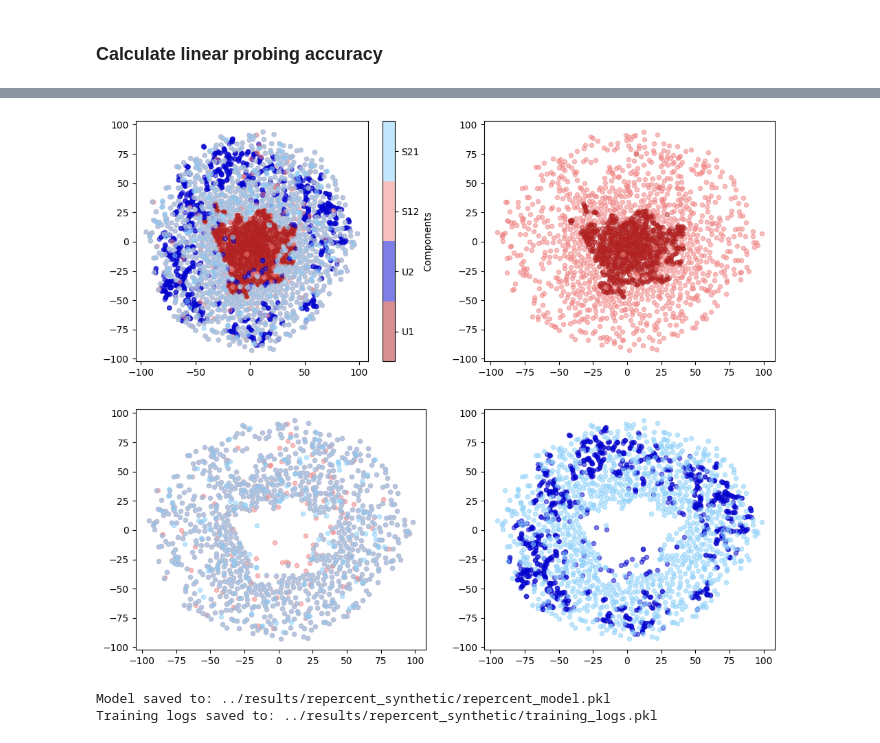
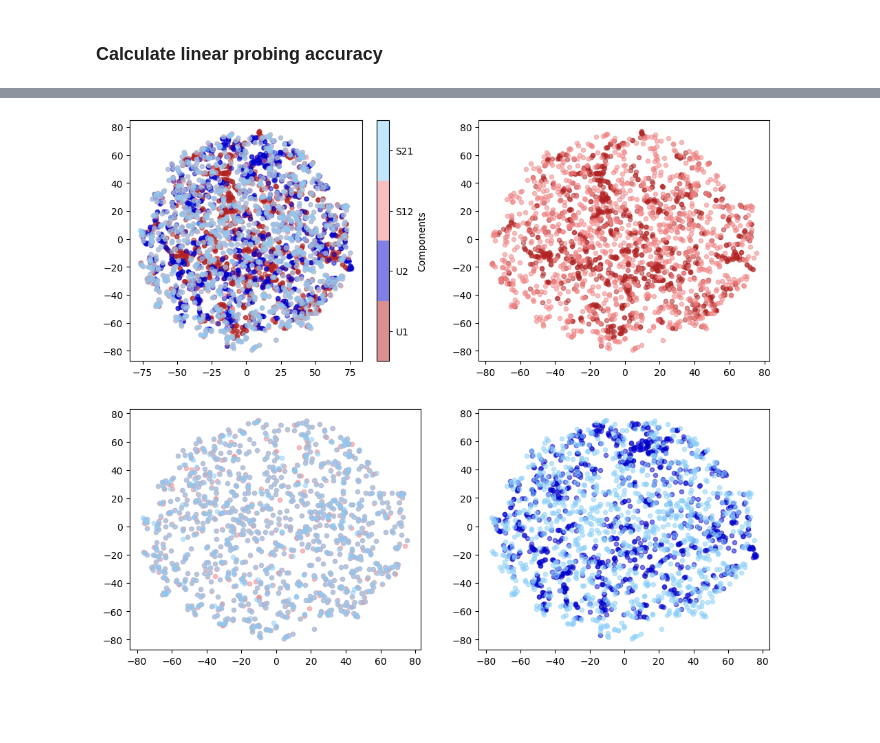
Before and after one commit to Vascorn/RePercENT, a Jupyter notebook: notebooks/repercent_synthetic.ipynb, the cells around one changed output, grey strips where cells are left out. Cells and saved outputs as stored; diff of their text form; code cells hidden in the pictures; blank space fills up the shorter version.

Commit message:
Fixing Synthetic Data

```diff
--- a/notebooks/repercent_synthetic.ipynb
+++ b/notebooks/repercent_synthetic.ipynb
@@ -32,4 +33,6 @@ import numpy as np
 # %%
+base_dir = os.path.abspath(os.path.join(os.getcwd(), '..'))
+
 # device configuration
 device = torch.device('cuda' if torch.cuda.is_available() else 'cpu')
 print(f"Using device: {device}")
@@ -433,0 +70,12 @@ Training complete!
+# %%
+# Define the disentangled encoders
+disen_m1 = make_model(model_config, data_config, modality='m1')
+disen_m2 = make_model(model_config, data_config, modality='m2')
+
+# Define the RePercENT model
+model= RePercENT(M=2, disenEncoder= [disen_m1, disen_m2]).to(device)
+
+# load the trained model weights from the final checkpoint - change "20251215-140329_repercent_synthetic" accordingly for the desired run
+checkpoint = os.path.join(base_dir, "checkpoints", "repercent_synthetic", "20251215-161644_repercent_synthetic", "final_checkpoint.pt")
+loaded_checkpoint = torch.load(checkpoint)
+model.load_state_dict(loaded_checkpoint['model_state_dict'])
@@ -511,0 +139,23 @@ plot_confusion_matrix(test_loss_logs)
+# %%
+non_linear_probe_acc = {"u_12": np.zeros(3), "u_21": np.zeros(3), "s": np.zeros(3)}
+for i, label in enumerate(['labels_1', 'labels_2', 'labels_s']):
+    print(f"\nEvaluating disentanglement for {label}...")
+
+    # Unique component of modality 1
+    non_linear_probe_acc["u_12"][i] = non_linear_probe(
+        train_data_dict['u_12'], train_data_dict[label],
+        test_data_dict['u_12'], test_data_dict[label]
+    )
+    print(f"  Unique component of modality 1 accuracy: {non_linear_probe_acc['u_12'][i]:.2f}%")
+    # Unique component of modality 2
+    non_linear_probe_acc["u_21"][i] = non_linear_probe(
+        train_data_dict['u_21'], train_data_dict[label],
+        test_data_dict['u_21'], test_data_dict[label]
+    )
+    print(f"  Unique component of modality 2 accuracy: {non_linear_probe_acc['u_21'][i]:.2f}%")
+    # Shared component from modality 2
+    non_linear_probe_acc["s"][i] = non_linear_probe(
+        np.concatenate((train_data_dict['s_21'], train_data_dict['s_12']), axis= -1), train_data_dict[label],
+        np.concatenate((test_data_dict['s_21'], test_data_dict['s_12']), axis= -1), test_data_dict[label]
+    )
+    print(f"  Shared component accuracy: {non_linear_probe_acc['s'][i]:.2f}%")
@@ -523,8 +192,7 @@ model.eval()
 
 
 # Use a batch from the dataset for visualization
-dataloader_viz = DataLoader(train_dataset, batch_size=1000, shuffle=False)
-data_m1_viz, data_m2_viz, _, _, _ = next(iter(dataloader_viz))
+data_m1_viz, data_m2_viz, _, _, _ = next(iter(test_dataloader))
 
 data_m1_viz = data_m1_viz.to(device)
 data_m2_viz = data_m2_viz.to(device)
@@ -554,51 +222,31 @@ with torch.no_grad():
         tsne = TSNE(n_components=2, random_state= i, perplexity=20)
         tsne.fit(concat)
         temp_kl = tsne.kl_divergence_
         if temp_kl < best_kl:
             best_kl = temp_kl
             best_tsne = tsne
     tsne_result = best_tsne.fit_transform(concat)
 
     fig, ax = plt.subplots(2, 2, figsize=(12, 10))
     colors = ['#b22222', '#0000cd', '#f08080', '#87cefa']  # dark red, light red, dark blue, light blue
 
     # Create colormap
     cmap = ListedColormap(colors)
     scatter3 = ax[0, 0].scatter(tsne_result[:, 0], tsne_result[:, 1], c=labels, cmap= cmap, alpha=0.5, s= 20)
 
     # Discrete colorbar for four labels
     cbar = fig.colorbar(scatter3, ax=ax[0, 0], ticks=[0, 1, 2, 3], boundaries=[-0.5, 0.5, 1.5, 2.5, 3.5])
     cbar.set_label('Components')
     cbar.set_ticklabels(['U1', 'U2', 'S12', 'S21'])
 
     ax[0, 1].scatter(tsne_result[:size, 0], tsne_result[:size, 1], c= colors[0], label='U1', alpha=0.5, s=20)
     ax[0, 1].scatter(tsne_result[2*size:3*size, 0], tsne_result[2*size:3*size, 1], c=colors[2], label='S12', alpha=0.5, s=20)
 
     ax[1, 1].scatter(tsne_result[size:2*size, 0], tsne_result[size:2*size, 1], c= colors[1], label='U2', alpha=0.5, s=20)
     ax[1, 1].scatter(tsne_result[3*size:, 0], tsne_result[3*size:, 1], c=colors[3], label='S21', alpha=0.5, s=20)
 
     ax[1, 0].scatter(tsne_result[2*size:3*size, 0], tsne_result[2*size:3*size, 1], c=colors[2], label='S12', alpha=0.5, s=20)
     ax[1, 0].scatter(tsne_result[3*size:, 0], tsne_result[3*size:, 1], c=colors[3], label='S21', alpha=0.5, s=20)
     plt.show()
 # %% [output]
-[figure, old version]
+[figure, new version]
-# %%
-import pickle
-
-results_dir = '../results/repercent_synthetic/'
-os.makedirs(results_dir, exist_ok=True)
-# Save the trained model weights as pickle file
-model_path = os.path.join(results_dir, 'repercent_model.pkl')
-with open(model_path, 'wb') as f:
-    pickle.dump(model.state_dict(), f)
-
-# Save training logs as pickle file
-logs_path = os.path.join(results_dir, 'training_logs.pkl')
-with open(logs_path, 'wb') as f:
-    pickle.dump(train_loss_logs, f)
-
-print(f"Model saved to: {model_path}")
-print(f"Training logs saved to: {logs_path}")
-# %% [output]
-Model saved to: ../results/repercent_synthetic/repercent_model.pkl
-Training logs saved to: ../results/repercent_synthetic/training_logs.pkl
```
Also changed, not shown: parts of 31 cells of this notebook, 50 other files.
